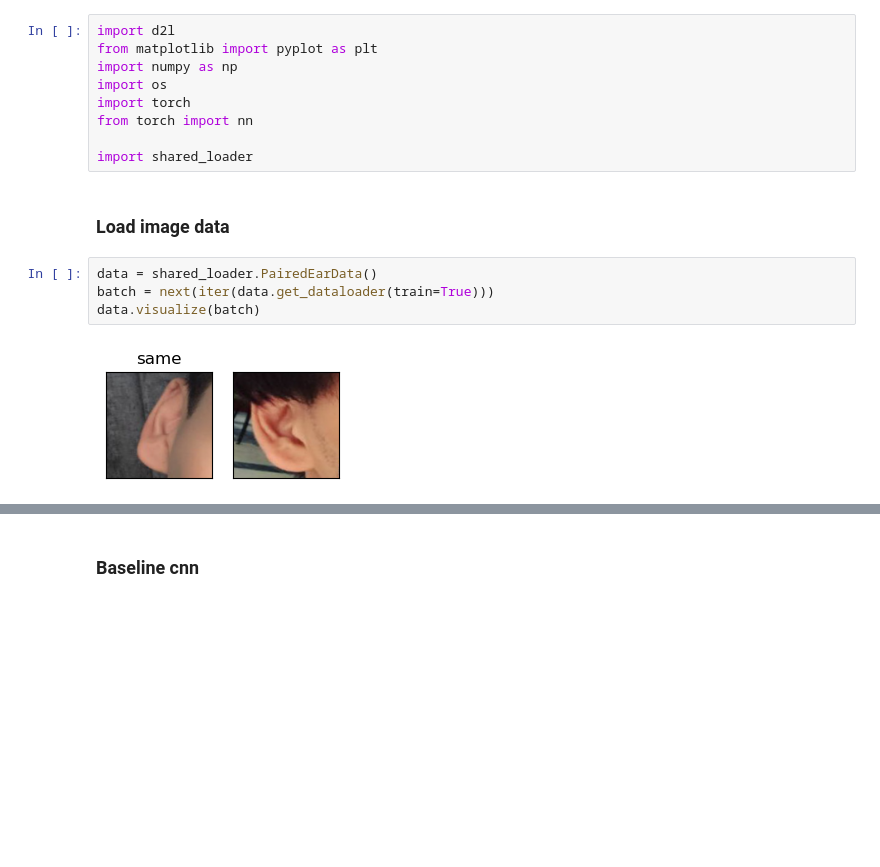
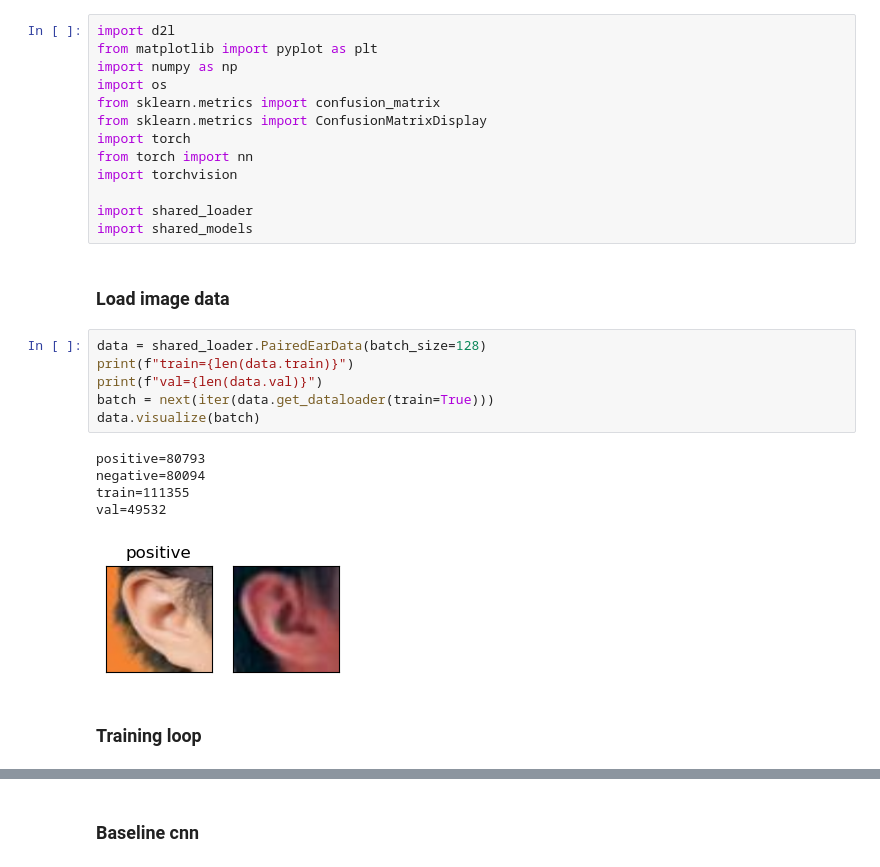
Before and after one commit to mikylab/all-ears, a Jupyter notebook: paired_examples.ipynb, the cells around one changed output, grey strips where cells are left out. Saved outputs shown, nothing was run; the diff lists cells and outputs as text; blank space fills up the shorter version.

Commit message:
working resnet and paired cnn

```diff
--- a/paired_examples.ipynb
+++ b/paired_examples.ipynb
@@ -3,15 +3,27 @@ import d2l
 from matplotlib import pyplot as plt
 import numpy as np
 import os
+from sklearn.metrics import confusion_matrix
+from sklearn.metrics import ConfusionMatrixDisplay
 import torch
 from torch import nn
+import torchvision
 
 import shared_loader
+import shared_models
 # %% [markdown]
 ### Load image data
 # %%
-data = shared_loader.PairedEarData()
+data = shared_loader.PairedEarData(batch_size=128)
+print(f"train={len(data.train)}")
+print(f"val={len(data.val)}")
 batch = next(iter(data.get_dataloader(train=True)))
 data.visualize(batch)
 # %% [output]
+positive=80793
+negative=80094
+train=111355
+val=49532
-[figure, old version]
+[figure, new version]
+# %% [markdown]
+### Training loop
```
Also changed, not shown: parts of 12 cells of this notebook, 2 other files.
